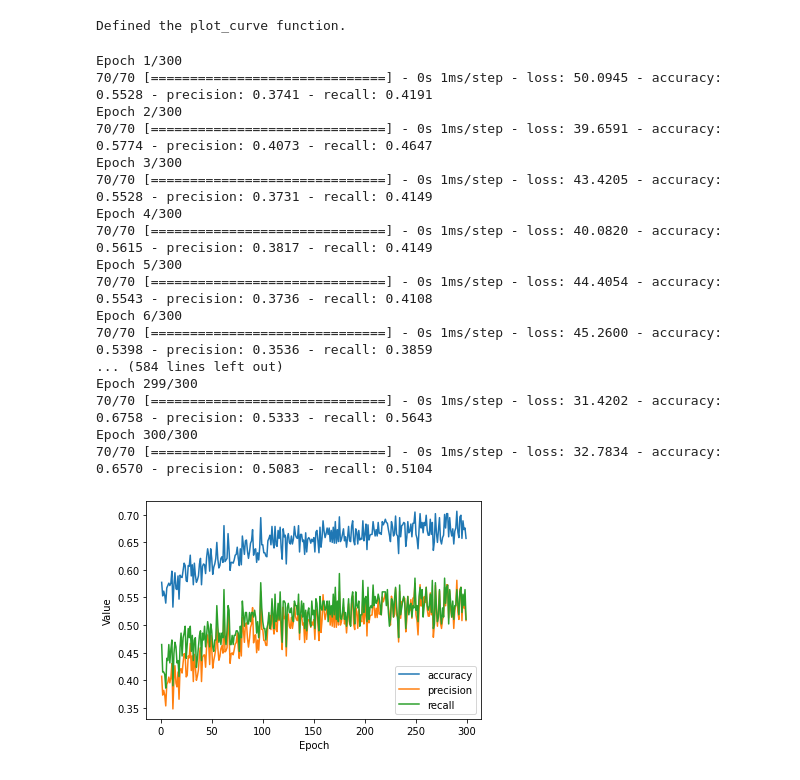
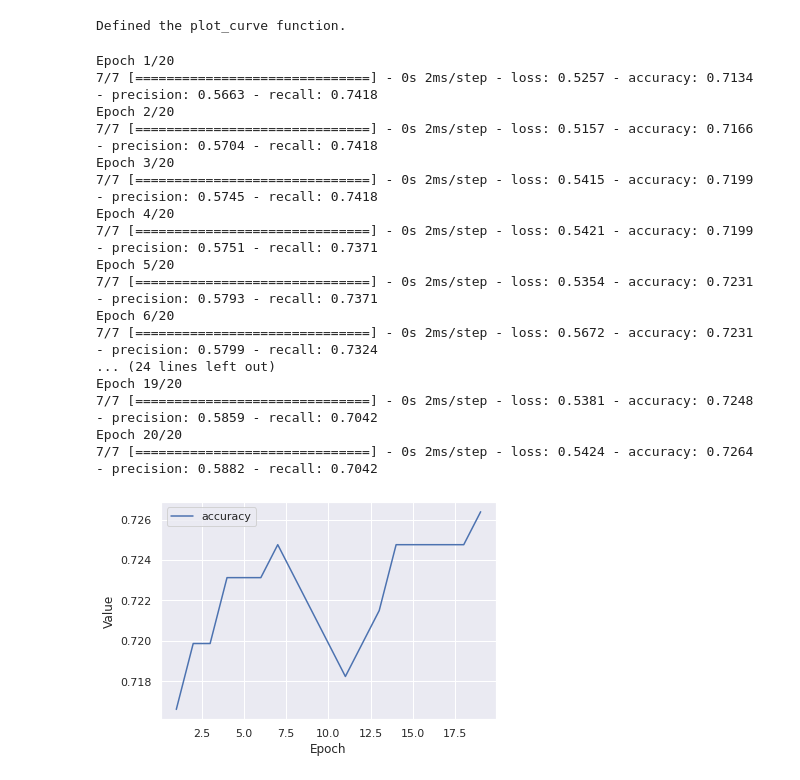
Before and after one commit to adindariztia/Bangkit_DiabetesPredictionML, a Jupyter notebook: PIMA_Dataset_Overview.ipynb, the cells around one changed output. Saved outputs shown, nothing was run; the diff lists cells and outputs as text; code cells hidden in the pictures.

Commit message:
Adding feature column, define model, train model

```diff
--- a/PIMA_Dataset_Overview.ipynb
+++ b/PIMA_Dataset_Overview.ipynb
@@ -154,7 +154,2 @@ sns.heatmap(corr, mask=mask, cmap=cmap, vmax=.3, center=0,
 # %% [markdown]
 Split dataset into train and test set
-# %%
-X = df
-y = df['Outcome']
-
-X_train, X_test, y_train, y_test = train_test_split(X, y, test_size=0.1, random_state=42, shuffle = True)
@@ -186,0 +183,19 @@ array([[ 39. ,  24.7,  96. ,   3. ],
+# %%
+# Create an empty list that will eventually hold all created feature columns.
+feature_columns = []
+
+# Create a numerical feature column to represent median_income.
+glucose = tf.feature_column.numeric_column('Glucose')
+feature_columns.append(glucose)
+
+# Create a numerical feature column to represent total_rooms.
+bmi = tf.feature_column.numeric_column('BMI')
+feature_columns.append(bmi)
+
+# Convert the list of feature columns into a layer that will later be fed into
+# the model.
+feature_layer = layers.DenseFeatures(feature_columns)
+
+# Print the first 3 and last 3 rows of the feature_layer's output when applied
+# to train:
+#feature_layer(dict(train))
@@ -255,51 +288,51 @@ print("Defined the plot_curve function.")
 Defined the plot_curve function.
 # %%
 # The following variables are the hyperparameters.
-learning_rate = 1
-epochs = 300
-batch_size = 10
+learning_rate = 0.001
+epochs = 20
+batch_size = 100
 label_name = "Outcome"
 classification_threshold = 0.5
 
 # Establish the metrics the model will measure.
 METRICS = [
            tf.keras.metrics.BinaryAccuracy(name='accuracy',
                                            threshold=classification_threshold),
            tf.keras.metrics.Precision(thresholds=classification_threshold,
                                  name='precision'
                                  ),
            tf.keras.metrics.Recall(thresholds=classification_threshold,
                                  name='recall'
                                  ),
           ]
 
 # Establish the model's topography.
 my_model = create_model(learning_rate, feature_layer, METRICS)
 
 # Train the model on the training set.
 epochs, hist = train_model(my_model, X_train, epochs,
                            label_name, batch_size)
 
 # Plot a graph of the metric(s) vs. epochs.
-list_of_metrics_to_plot = ['accuracy', 'precision', 'recall']
+list_of_metrics_to_plot = ['accuracy']
 
 plot_curve(epochs, hist, list_of_metrics_to_plot)
 # %% [output]
-Epoch 1/300
-70/70 [==============================] - 0s 1ms/step - loss: 50.0945 - accuracy: 0.5528 - precision: 0.3741 - recall: 0.4191
-Epoch 2/300
-70/70 [==============================] - 0s 1ms/step - loss: 39.6591 - accuracy: 0.5774 - precision: 0.4073 - recall: 0.4647
-Epoch 3/300
-70/70 [==============================] - 0s 1ms/step - loss: 43.4205 - accuracy: 0.5528 - precision: 0.3731 - recall: 0.4149
-Epoch 4/300
-70/70 [==============================] - 0s 1ms/step - loss: 40.0820 - accuracy: 0.5615 - precision: 0.3817 - recall: 0.4149
-Epoch 5/300
-70/70 [==============================] - 0s 1ms/step - loss: 44.4054 - accuracy: 0.5543 - precision: 0.3736 - recall: 0.4108
-Epoch 6/300
-70/70 [==============================] - 0s 1ms/step - loss: 45.2600 - accuracy: 0.5398 - precision: 0.3536 - recall: 0.3859
-... (584 lines left out)
-Epoch 299/300
-70/70 [==============================] - 0s 1ms/step - loss: 31.4202 - accuracy: 0.6758 - precision: 0.5333 - recall: 0.5643
-Epoch 300/300
-70/70 [==============================] - 0s 1ms/step - loss: 32.7834 - accuracy: 0.6570 - precision: 0.5083 - recall: 0.5104
+Epoch 1/20
+7/7 [==============================] - 0s 2ms/step - loss: 0.5257 - accuracy: 0.7134 - precision: 0.5663 - recall: 0.7418
+Epoch 2/20
+7/7 [==============================] - 0s 2ms/step - loss: 0.5157 - accuracy: 0.7166 - precision: 0.5704 - recall: 0.7418
+Epoch 3/20
+7/7 [==============================] - 0s 2ms/step - loss: 0.5415 - accuracy: 0.7199 - precision: 0.5745 - recall: 0.7418
+Epoch 4/20
+7/7 [==============================] - 0s 2ms/step - loss: 0.5421 - accuracy: 0.7199 - precision: 0.5751 - recall: 0.7371
+Epoch 5/20
+7/7 [==============================] - 0s 2ms/step - loss: 0.5354 - accuracy: 0.7231 - precision: 0.5793 - recall: 0.7371
+Epoch 6/20
+7/7 [==============================] - 0s 2ms/step - loss: 0.5672 - accuracy: 0.7231 - precision: 0.5799 - recall: 0.7324
+... (24 lines left out)
+Epoch 19/20
+7/7 [==============================] - 0s 2ms/step - loss: 0.5381 - accuracy: 0.7248 - precision: 0.5859 - recall: 0.7042
+Epoch 20/20
+7/7 [==============================] - 0s 2ms/step - loss: 0.5424 - accuracy: 0.7264 - precision: 0.5882 - recall: 0.7042
-[figure, old version]
+[figure, new version]
```
Also changed, not shown: parts of 9 cells of this notebook.
